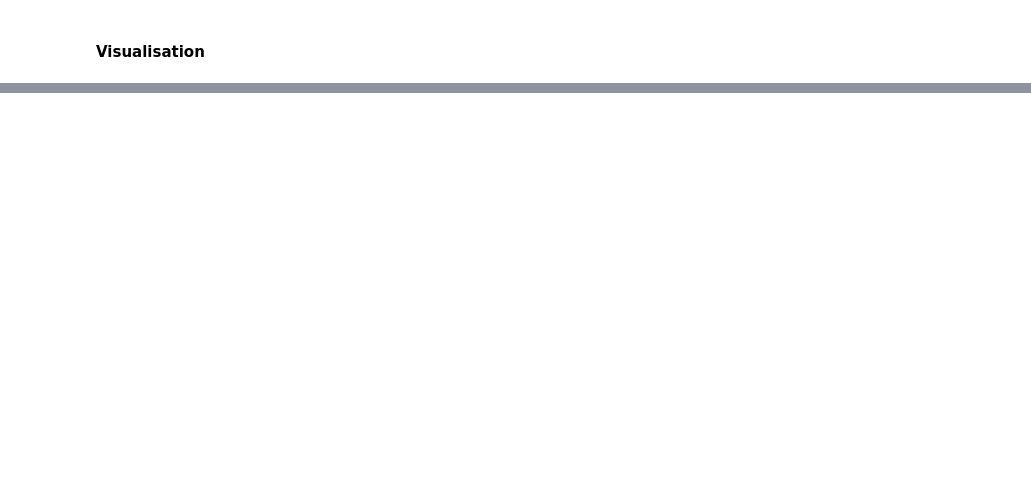
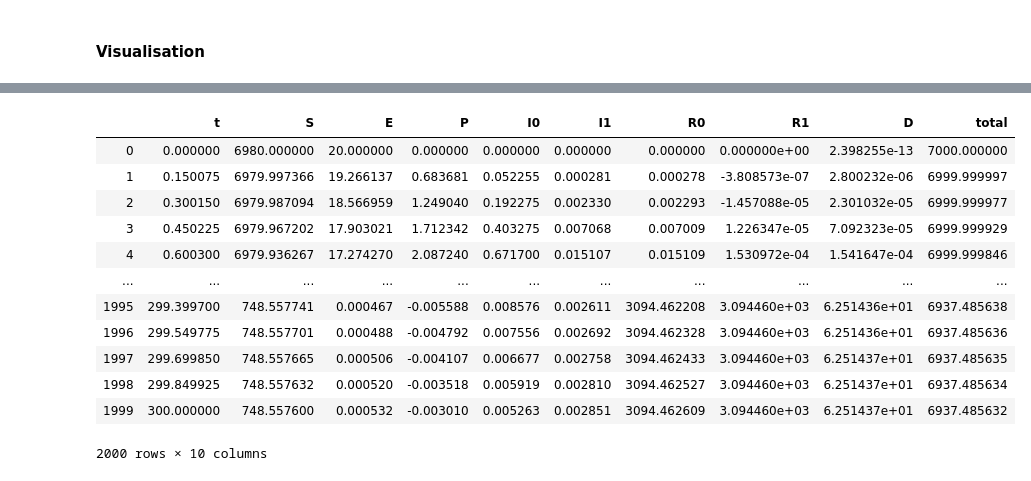
Before and after one commit to rex1fernando/coronavirus, a Jupyter notebook: model.ipynb, the cells around one changed output, grey strips where cells are left out. Drawn from its saved outputs; the diff is of its cells as text; code cells hidden in the pictures; blank space fills up the shorter version.

```diff
--- a/model.ipynb
+++ b/model.ipynb
@@ -101,0 +102,18 @@ frame.set_linewidth(0)
+# %%
+sir_out["total"] = sir_out["S"] + sir_out["E"] + sir_out["P"] + sir_out["I0"] + sir_out["I1"] + sir_out["R0"] + sir_out["R1"]
+# %%
+sir_out
+# %% [output]
+|  | t | S | E | P | I0 | I1 | R0 | R1 | D | total |
+| 0 | 0.000000 | 6980.000000 | 20.000000 | 0.000000 | 0.000000 | 0.000000 | 0.000000 | 0.000000e+00 | 2.398255e-13 | 7000.000000 |
+| 1 | 0.150075 | 6979.997366 | 19.266137 | 0.683681 | 0.052255 | 0.000281 | 0.000278 | -3.808573e-07 | 2.800232e-06 | 6999.999997 |
+| 2 | 0.300150 | 6979.987094 | 18.566959 | 1.249040 | 0.192275 | 0.002330 | 0.002293 | -1.457088e-05 | 2.301032e-05 | 6999.999977 |
+| 3 | 0.450225 | 6979.967202 | 17.903021 | 1.712342 | 0.403275 | 0.007068 | 0.007009 | 1.226347e-05 | 7.092323e-05 | 6999.999929 |
+| 4 | 0.600300 | 6979.936267 | 17.274270 | 2.087240 | 0.671700 | 0.015107 | 0.015109 | 1.530972e-04 | 1.541647e-04 | 6999.999846 |
+| ... | ... | ... | ... | ... | ... | ... | ... | ... | ... | ... |
+| 1995 | 299.399700 | 748.557741 | 0.000467 | -0.005588 | 0.008576 | 0.002611 | 3094.462208 | 3.094460e+03 | 6.251436e+01 | 6937.485638 |
+| 1996 | 299.549775 | 748.557701 | 0.000488 | -0.004792 | 0.007556 | 0.002692 | 3094.462328 | 3.094460e+03 | 6.251436e+01 | 6937.485636 |
+| 1997 | 299.699850 | 748.557665 | 0.000506 | -0.004107 | 0.006677 | 0.002758 | 3094.462433 | 3.094460e+03 | 6.251437e+01 | 6937.485635 |
+| 1998 | 299.849925 | 748.557632 | 0.000520 | -0.003518 | 0.005919 | 0.002810 | 3094.462527 | 3.094460e+03 | 6.251437e+01 | 6937.485634 |
+| 1999 | 300.000000 | 748.557600 | 0.000532 | -0.003010 | 0.005263 | 0.002851 | 3094.462609 | 3.094460e+03 | 6.251437e+01 | 6937.485632 |
+2000 rows × 10 columns
```
Also changed, not shown: parts of 4 cells of this notebook.
